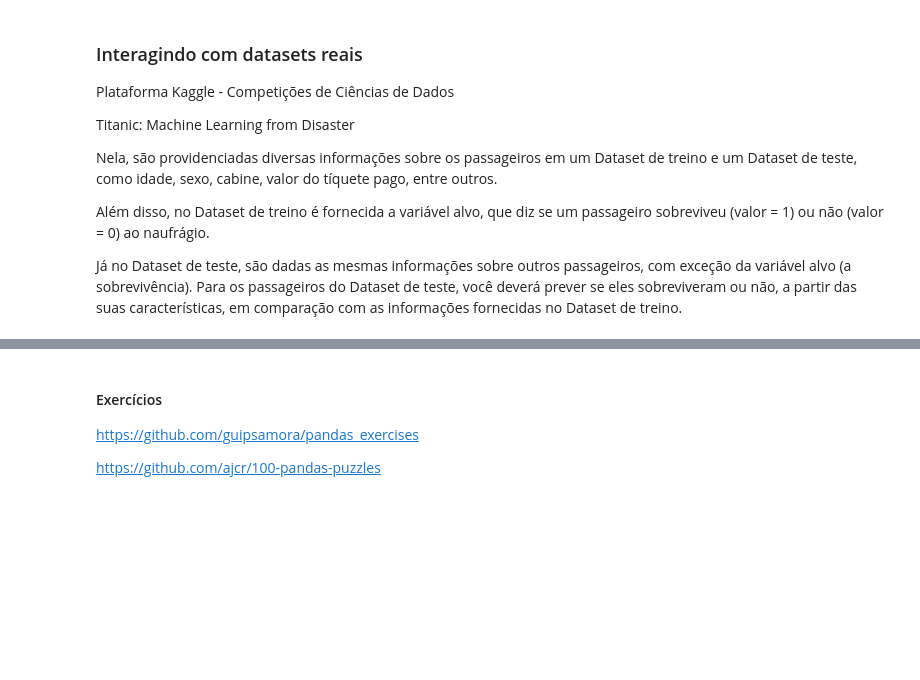
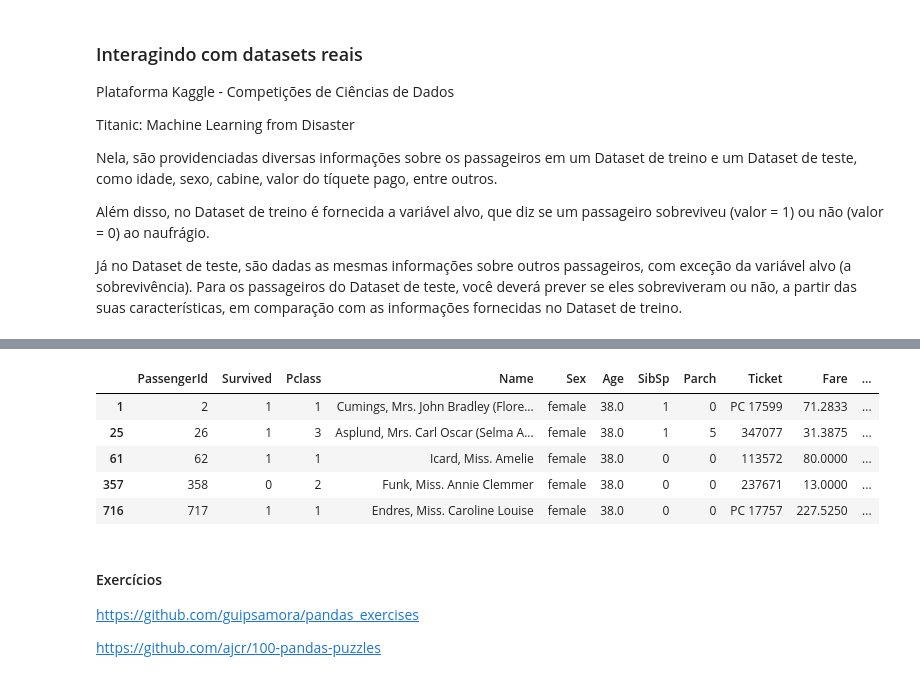
Before and after one commit to InsightLab/data-science-cookbook, a Jupyter notebook: 2019/02-python-bibliotecas-manipulacao-dados/garimpagem-de-dados-02-pandas.ipynb, the cells around one changed output, grey strips where cells are left out. Saved outputs shown, nothing was run; the diff lists cells and outputs as text; code cells hidden in the pictures; blank space fills up the shorter version.

```diff
--- a/2019/02-python-bibliotecas-manipulacao-dados/garimpagem-de-dados-02-pandas.ipynb
+++ b/2019/02-python-bibliotecas-manipulacao-dados/garimpagem-de-dados-02-pandas.ipynb
@@ -85,5 +300,13 @@ print(train.describe()) # calcula estatísticas para cada coluna numérica do Da
 # %%
-print(train[train.Sex == "female", train.Age])
+
+train[train.Sex == "female"][ train.Age==38]
+# %% [output]
+|  | PassengerId | Survived | Pclass | Name | Sex | Age | SibSp | Parch | Ticket | Fare | ... |
+| 1 | 2 | 1 | 1 | Cumings, Mrs. John Bradley (Flore... | female | 38.0 | 1 | 0 | PC 17599 | 71.2833 | ... |
+| 25 | 26 | 1 | 3 | Asplund, Mrs. Carl Oscar (Selma A... | female | 38.0 | 1 | 5 | 347077 | 31.3875 | ... |
+| 61 | 62 | 1 | 1 | Icard, Miss. Amelie | female | 38.0 | 0 | 0 | 113572 | 80.0000 | ... |
+| 357 | 358 | 0 | 2 | Funk, Miss. Annie Clemmer | female | 38.0 | 0 | 0 | 237671 | 13.0000 | ... |
+| 716 | 717 | 1 | 1 | Endres, Miss. Caroline Louise | female | 38.0 | 0 | 0 | PC 17757 | 227.5250 | ... |
 # %% [markdown]
 #### Exercícios
 
```
Also changed, not shown: parts of 25 cells of this notebook, 5 other files.
